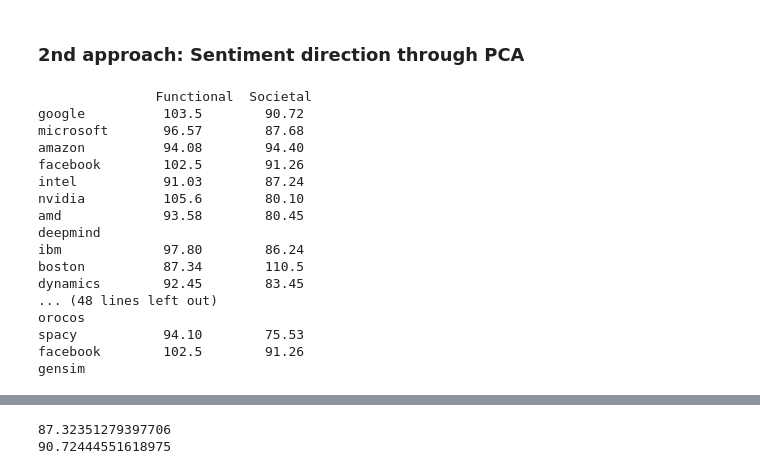
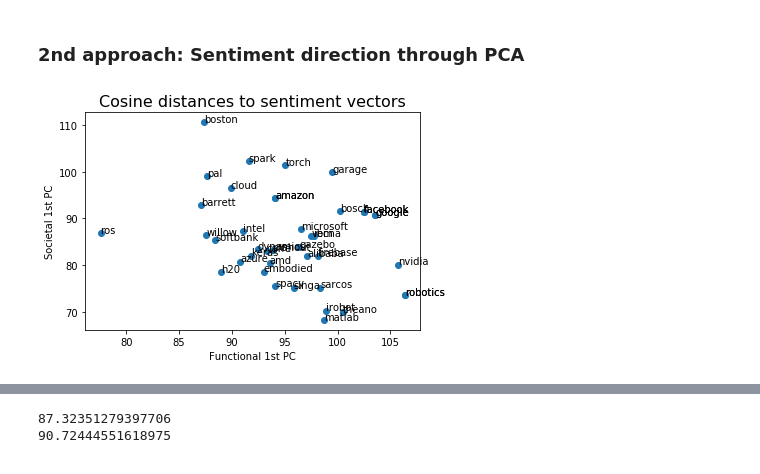
Before and after one commit to flono/BiasInWordEmbeddings, a Jupyter notebook: WordEmbeddings.ipynb, the cells around one changed output, grey strips where cells are left out. Cells and saved outputs as stored; diff of their text form; code cells hidden in the pictures.

Commit message:
worked on plots

```diff
--- a/WordEmbeddings.ipynb
+++ b/WordEmbeddings.ipynb
@@ -374,32 +376,30 @@ society_sentiment_direction = principal_components.components_[0]
 
 angles_soc_func = []
 
-print("%-15s%-10s%10s" % ("", "Functional", "Societal"))
+#print("%-15s%-10s%10s" % ("", "Functional", "Societal"))
 for word in companies + frameworks:
     try:
         angles_soc_func.append((word, angle_vec(embeddings_dict[word], functional_sentiment_direction), angle_vec(embeddings_dict[word], society_sentiment_direction)))
-        print("%-15s %-12.5s %-12.5s" % (angles_soc_func[-1]))
+        #print("%-15s %-12.5s %-12.5s" % (angles_soc_func[-1]))
     except:
         angles_soc_func.append((word, None, None))
-        print(word)
+        #print(word)
+
+angles_soc_func = np.array(angles_soc_func)
+
+# filter out missing values
+angles_soc_func = angles_soc_func[angles_soc_func[:,1] != np.array(None)]
-# %% [output]
-               Functional  Societal
-google          103.5        90.72
-microsoft       96.57        87.68
-amazon          94.08        94.40
-facebook        102.5        91.26
-intel           91.03        87.24
-nvidia          105.6        80.10
-amd             93.58        80.45
-deepmind
-ibm             97.80        86.24
-boston          87.34        110.5
-dynamics        92.45        83.45
-... (48 lines left out)
-orocos
-spacy           94.10        75.53
-facebook        102.5        91.26
-gensim
+# %%
+# Plot cosine distances
+
+fig = plt.scatter(angles_soc_func[:,1],angles_soc_func[:,2])
+plt.title("Cosine distances to sentiment vectors", size=16)
+plt.xlabel("Functional 1st PC")
+plt.ylabel("Societal 1st PC")
+for i, name in enumerate(angles_soc_func[:,0]):
+    plt.annotate(name, (angles_soc_func[i,1], angles_soc_func[i,2]))
+# %% [output]
+[figure, added]
 # %%
 # code to save values for reference, Dirty Hack
 values = []
```
Also changed, not shown: parts of 5 cells of this notebook.
